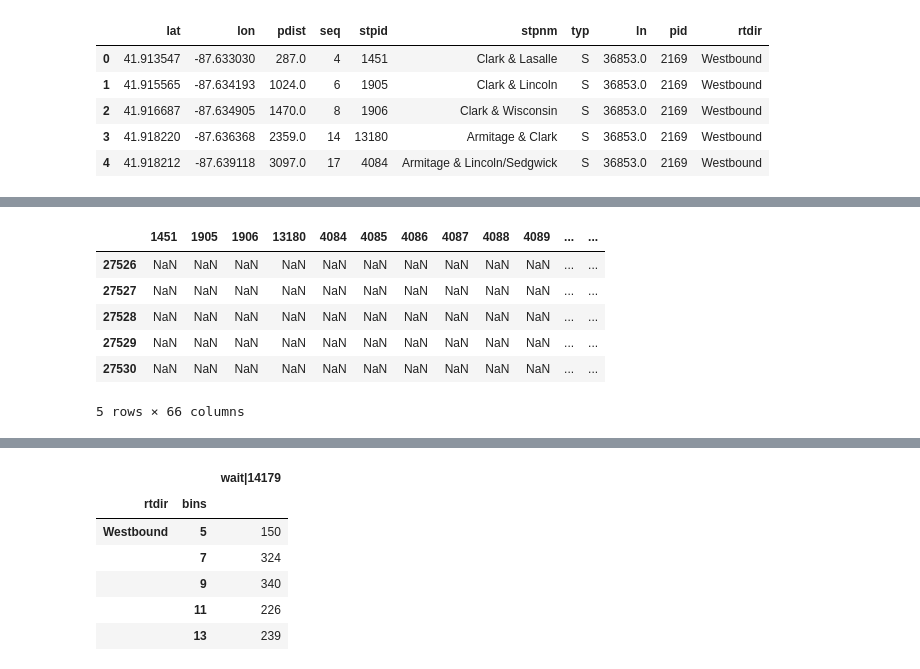
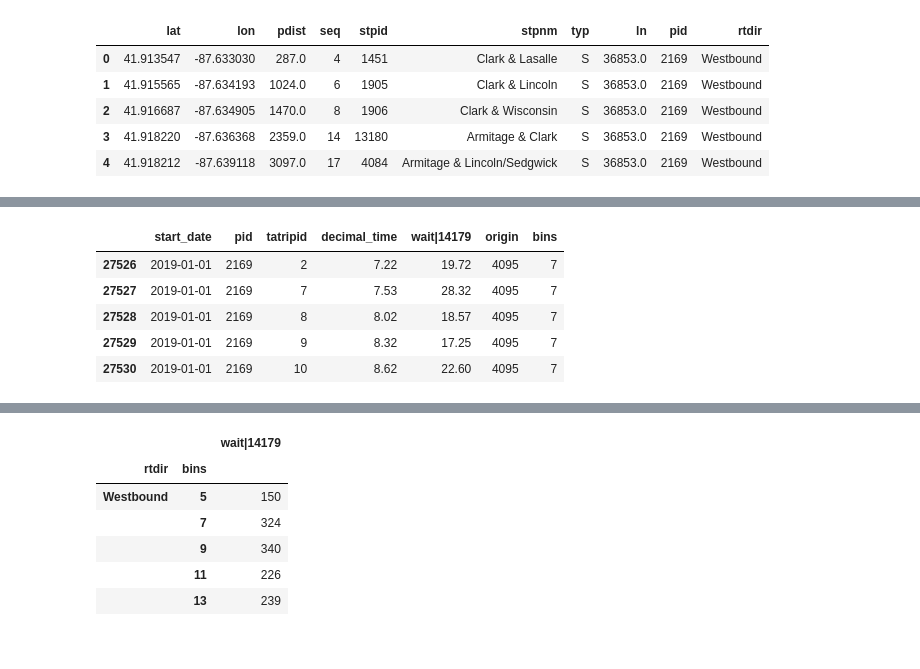
Before and after one commit to AmyLExtraordinaire/ctabus, a Jupyter notebook: notebooks/Analysis of Bus Service in Logan Square.ipynb, the cells around one changed output, grey strips where cells are left out. Cells and saved outputs as stored; diff of their text form; code cells hidden in the pictures.

```diff
--- a/notebooks/Analysis of Bus Service in Logan Square.ipynb
+++ b/notebooks/Analysis of Bus Service in Logan Square.ipynb
@@ -45,0 +76,3 @@ losq_stops.plot()
+# %%
+travels_waits = tools.load_travels_waits(73, "Westbound", "201901")
+travels_waits.head()
@@ -46,15 +87,12 @@ losq_stops.plot()
 # %%
-tw_path = os.path.join(definitions.TRAVELS_WAITS_DIR, "{}_{}_{}_travels_waits.csv".format(73, "Westbound", "201901"))
-travels_waits = pd.read_csv(tw_path)
-#travels_waits.pid = travels_waits.pid.astype(int)
 travels_waits["bins"] = pd.cut(travels_waits.decimal_time, np.arange(5, 24, 2), labels=np.arange(5, 23, 2), right=False)
+travels_waits = travels_waits.loc[:,'start_date':]
 travels_waits.drop(travels_waits[~travels_waits.origin.isin(losq_stops.stpid)].index, inplace=True)
 travels_waits.head()
 # %% [output]
-|  | 1451 | 1905 | 1906 | 13180 | 4084 | 4085 | 4086 | 4087 | 4088 | 4089 | ... | ... |
-| 27526 | NaN | NaN | NaN | NaN | NaN | NaN | NaN | NaN | NaN | NaN | ... | ... |
-| 27527 | NaN | NaN | NaN | NaN | NaN | NaN | NaN | NaN | NaN | NaN | ... | ... |
-| 27528 | NaN | NaN | NaN | NaN | NaN | NaN | NaN | NaN | NaN | NaN | ... | ... |
-| 27529 | NaN | NaN | NaN | NaN | NaN | NaN | NaN | NaN | NaN | NaN | ... | ... |
-| 27530 | NaN | NaN | NaN | NaN | NaN | NaN | NaN | NaN | NaN | NaN | ... | ... |
+|  | start_date | pid | tatripid | decimal_time | wait|14179 | origin | bins |
+| 27526 | 2019-01-01 | 2169 | 2 | 7.22 | 19.72 | 4095 | 7 |
+| 27527 | 2019-01-01 | 2169 | 7 | 7.53 | 28.32 | 4095 | 7 |
+| 27528 | 2019-01-01 | 2169 | 8 | 8.02 | 18.57 | 4095 | 7 |
+| 27529 | 2019-01-01 | 2169 | 9 | 8.32 | 17.25 | 4095 | 7 |
+| 27530 | 2019-01-01 | 2169 | 10 | 8.62 | 22.60 | 4095 | 7 |
-5 rows × 66 columns
```
Also changed, not shown: parts of 22 cells of this notebook.
